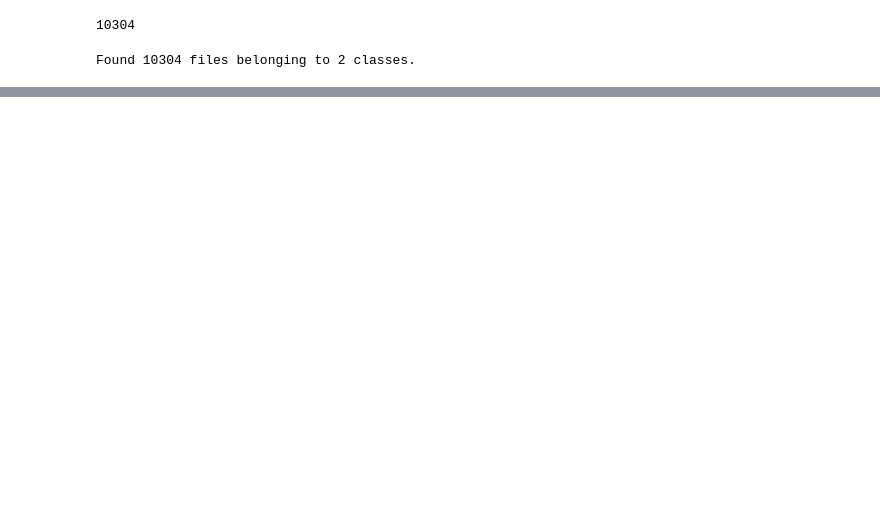
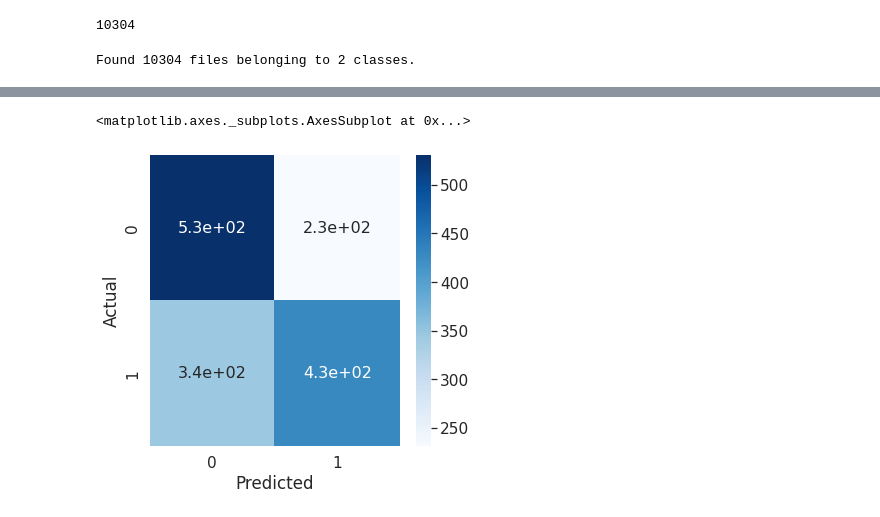
Before and after one commit to AleenaAlby/Diabetic-Retinopathy-detection, a Jupyter notebook: Models 2/DR_RESNET.ipynb, the cells around one changed output, grey strips where cells are left out. Drawn from its saved outputs; the diff is of its cells as text; code cells hidden in the pictures; blank space fills up the shorter version.

```diff
--- a/Models 2/DR_RESNET.ipynb
+++ b/Models 2/DR_RESNET.ipynb
@@ -41,7 +269,7 @@ import numpy as np
 # %%
 X = []
 y = []
-for image,labels in dataset.take(800):
+for image,labels in val_ds.take(96):
     for i in image:
         img = i.numpy()
         X.append(img)
@@ -108,0 +295,7 @@ array([0.48883929, 0.546875  , 0.53125   , 0.56696429, 0.52901786,
+# %%
+from sklearn.metrics import confusion_matrix , classification_report
+import numpy as np
+y_pred = model.predict(x[:1536])
+y_pred_classes = [np.argmax(element) for element in y_pred]
+
+print("Classification Report: \n", classification_report(y[:1536], y_pred_classes))
@@ -108,0 +313,19 @@ array([0.48883929, 0.546875  , 0.53125   , 0.56696429, 0.52901786,
+# %%
+from sklearn.metrics import classification_report, confusion_matrix
+import numpy as np
+import seaborn as sns
+import pandas as pd
+target_names = class_names
+
+cm1 = confusion_matrix(y[:1536], y_pred_classes)
+cm_df1 = pd.DataFrame(cm1,
+                     index = ['0', '1'],
+                     columns = ['0', '1',])
+cm_df1.index.name = 'Actual'
+cm_df1.columns.name = 'Predicted'
+plt.figure(figsize = (5,5))
+sns.set(font_scale=1.4)#for label size
+sns.heatmap(cm_df1, cmap="Blues", annot=True,annot_kws={"size": 16})# font size
+# %% [output]
+<matplotlib.axes._subplots.AxesSubplot at 0x...>
+[figure, added]
```
Also changed, not shown: parts of 48 cells of this notebook, 8 other files.
